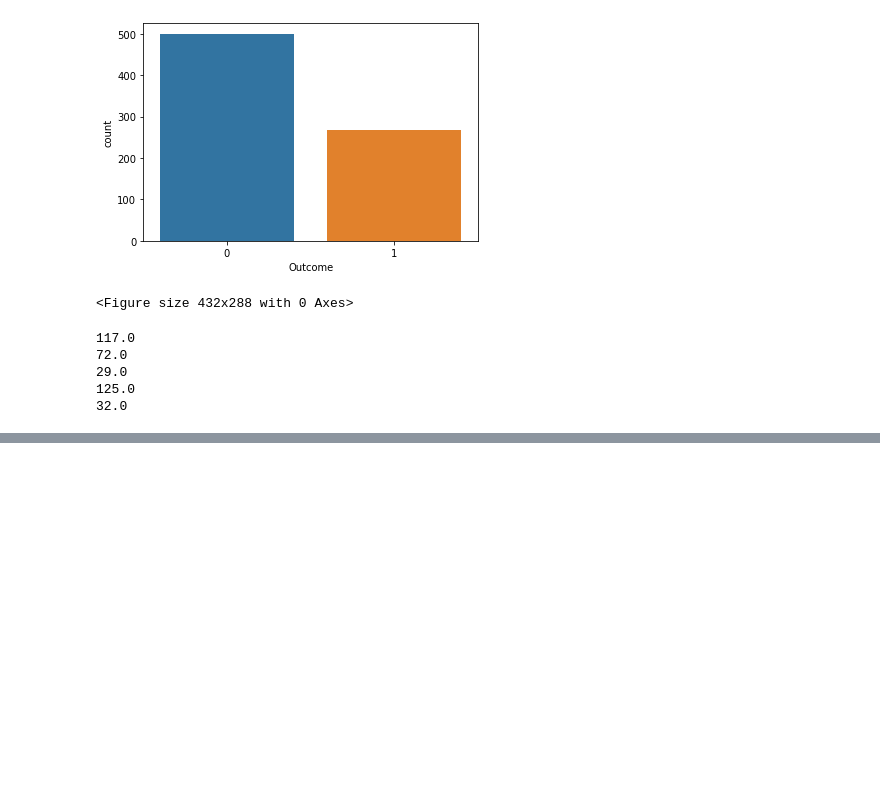
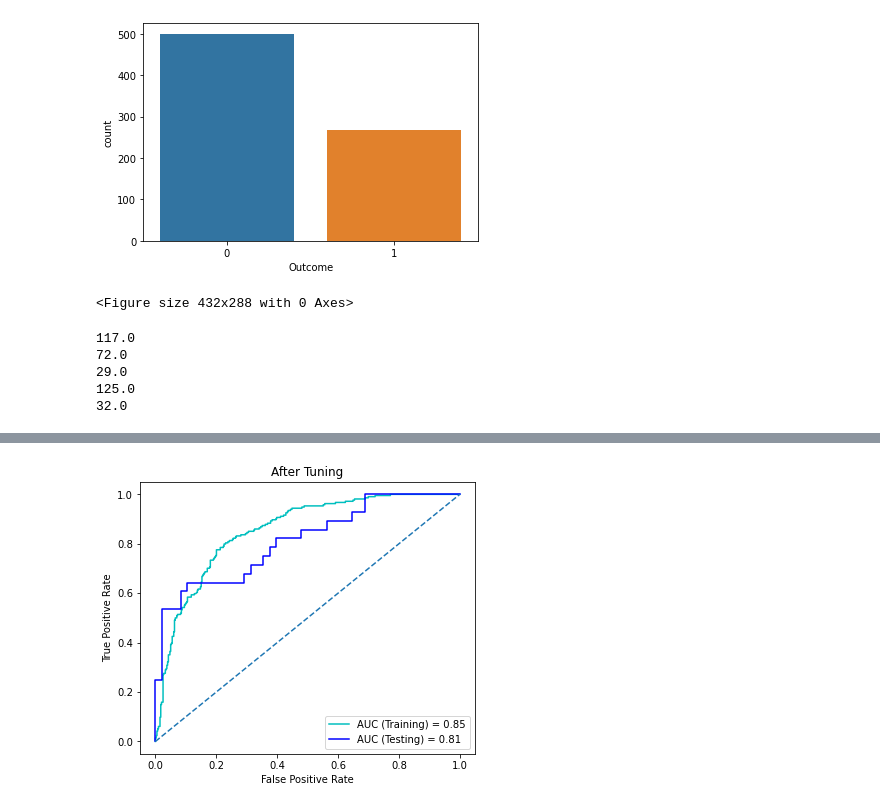
Before and after one commit to lophy95/diabetics_prediction, a Jupyter notebook: diabetes-optuna.ipynb, the cells around one changed output, grey strips where cells are left out. Saved outputs shown, nothing was run; the diff lists cells and outputs as text; code cells hidden in the pictures; blank space fills up the shorter version.

```diff
--- a/diabetes-optuna.ipynb
+++ b/diabetes-optuna.ipynb
@@ -231,0 +255,22 @@ AUC Score (Test): 85.49 %
+# %%
+from sklearn.metrics import roc_curve, roc_auc_score
+y_score1 = xgb.predict_proba(X_train)[:,1]
+fpr1, tpr1, th1 = roc_curve(y_train, y_score1)
+y_score2 = xgb.predict_proba(X_test)[:,1]
+fpr2, tpr2, th2 = roc_curve(y_test, y_score2)
+#print('roc_auc_score before tuning: ', roc_auc_score(y_test, y_score2))
+#print('roc_auc_score after tuning: ', roc_auc_score(y_test, y_score1))
+roc_auc1 = roc_auc_score(y_train, y_score1)
+roc_auc2 = roc_auc_score(y_test, y_score2)
+plt.subplots(1, figsize=(6,5))
+plt.plot(fpr1, tpr1, 'c', label = 'AUC (Training) = %0.2f' % roc_auc1)
+plt.plot(fpr2, tpr2, 'b', label = 'AUC (Testing) = %0.2f' % roc_auc2)
+plt.legend(loc = 'lower right')
+plt.plot([0, 1], ls="--")
+plt.ylabel('True Positive Rate')
+plt.xlabel('False Positive Rate')
+plt.title("After Tuning")
+
+plt.show()
+# %% [output]
+[figure, added]
```
Also changed, not shown: parts of 7 cells of this notebook.
